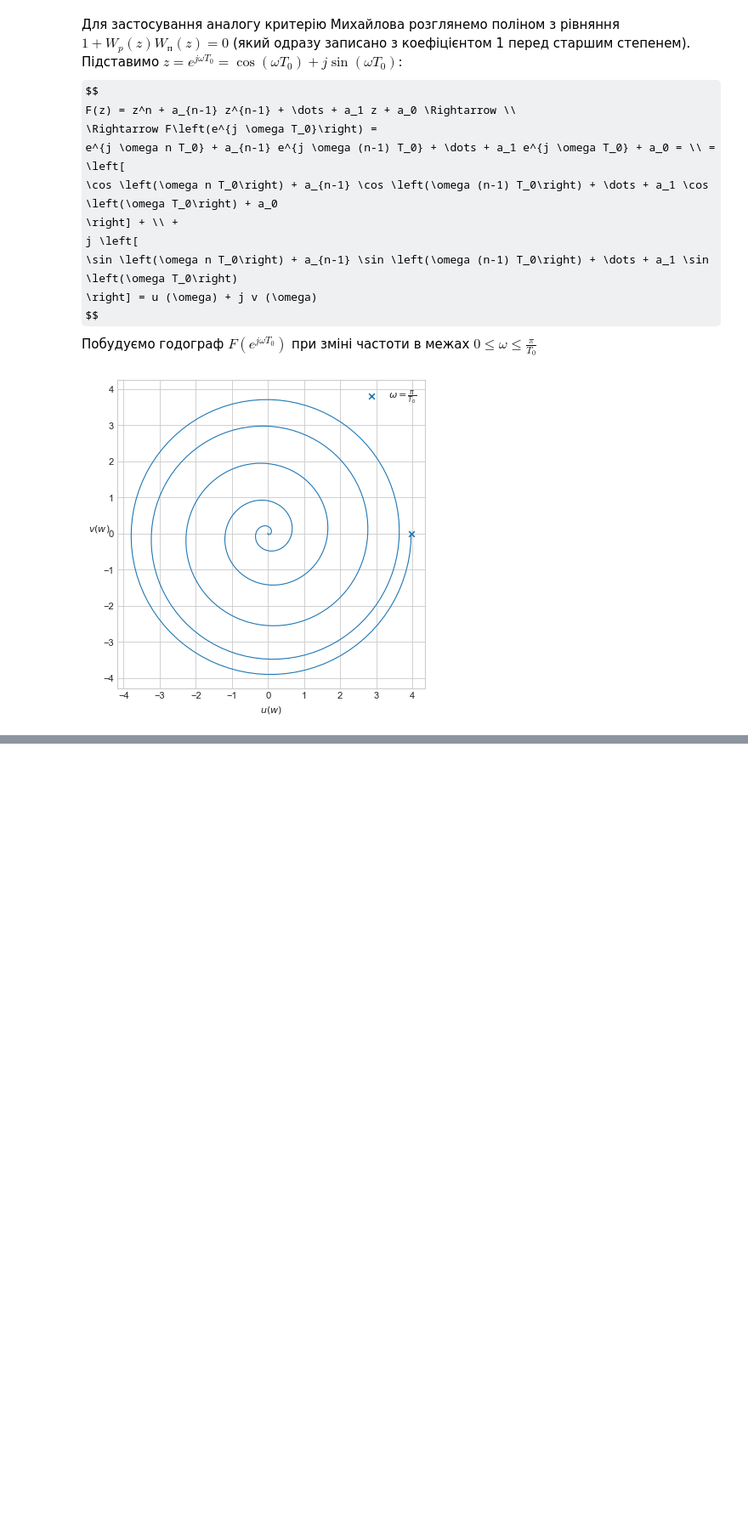
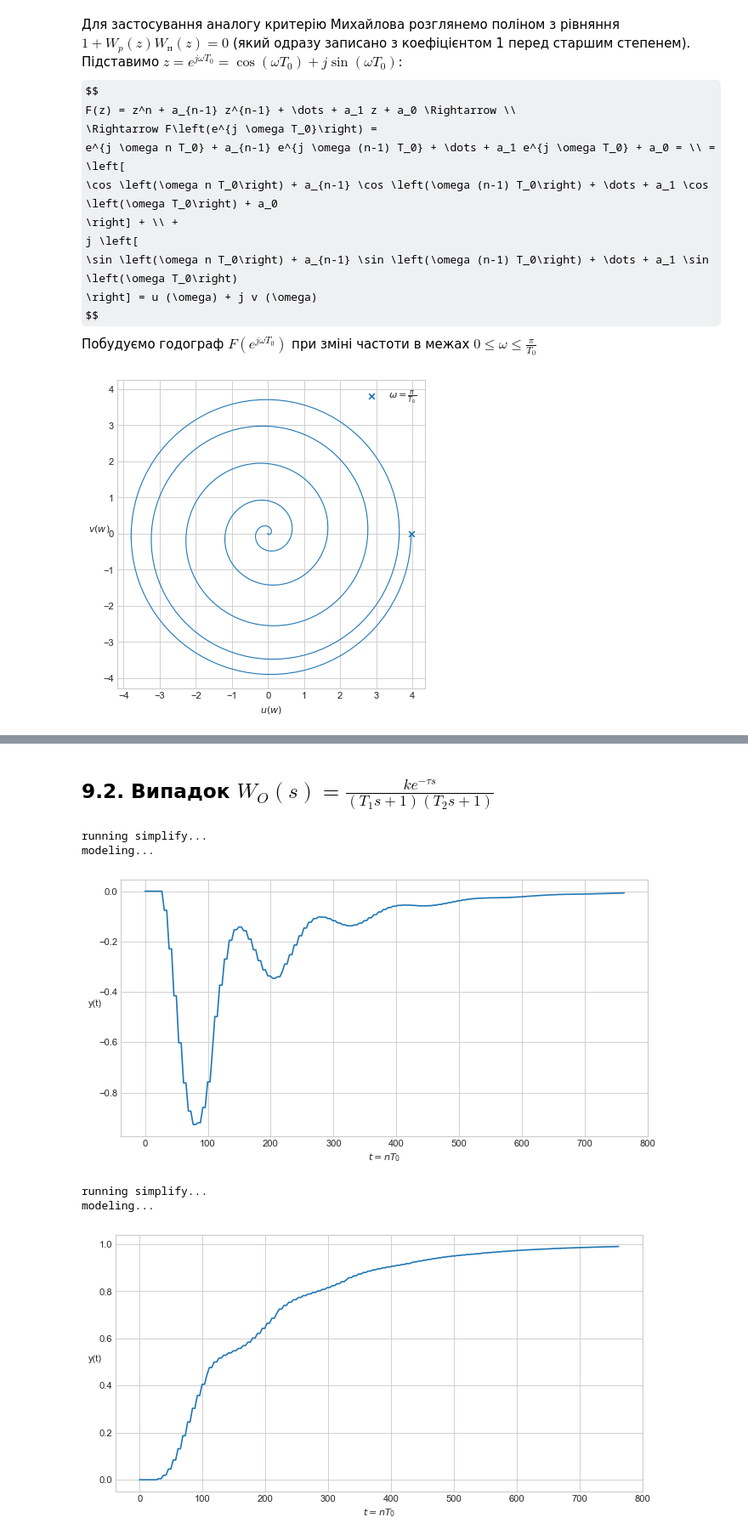
Before and after one commit to Yalikesifulei/iasa_control_theory_coursework, a Jupyter notebook: help.ipynb, the cells around one changed output, grey strips where cells are left out. Shown: that part at 85% size. Drawn from its saved outputs; the diff is of its cells as text; code cells hidden in the pictures; some formulas as TeX source; blank space fills up the shorter version.

```diff
--- a/help.ipynb
+++ b/help.ipynb
@@ -1109,0 +1310,36 @@ plt.show()
+# %% [markdown]
+## 9.2. Випадок $W_O(s) = \frac{ k e^{-\tau s}}{(T_1 s + 1) (T_2 s + 1)}$
+# %%
+W_cont = (1 - symbols['z_inv']) * symbols['k'] * symbols['z_inv'] ** (symbols['d']+1) * (
+    1 / (1 - symbols['z_inv'])
+    - (symbols['T_1'] / (symbols['T_1'] - symbols['T_2']))
+        * sp.exp(symbols['tau']/symbols['T_1'] - (symbols['d']+1) * symbols['T_0'] / symbols['T_1']) / (1 - sp.exp(-symbols['T_0'] / symbols['T_1']) * symbols['z_inv'])
+    + (symbols['T_2'] / (symbols['T_1'] - symbols['T_2']))
+        * sp.exp(symbols['tau']/symbols['T_2'] - (symbols['d']+1) * symbols['T_0'] / symbols['T_2']) / (1 - sp.exp(-symbols['T_0'] / symbols['T_2']) * symbols['z_inv'])
+)
+
+values = {
+    symbols['T_0']: 7.40205,
+    symbols['K_p']: 0.20311,
+    symbols['T_I']: 117.36092,
+    symbols['k']: k,
+    symbols['T_1']: T_1,
+    symbols['T_2']: T_2,
+    symbols['tau']: tau
+}
+
+for input_type in ['impulse', 'step']:
+    plt.figure(figsize=(10, 5), dpi=80)
+    t, y = modelSystem(W_cont, values, 100, input_G=input_type)
+    plt.plot(t, y)
+    plt.xlabel('$t = nT_0$')
+    plt.ylabel('y(t)', rotation=0)
+    plt.savefig(f'latex/pics/transient_process_final_9_2_{input_type}.png', bbox_inches='tight', dpi=300)
+    plt.show()
+# %% [output]
+running simplify...
+modeling...
+[figure, added]
+running simplify...
+modeling...
+[figure, added]
```
Also changed, not shown: parts of 26 cells of this notebook, 13 other files.
